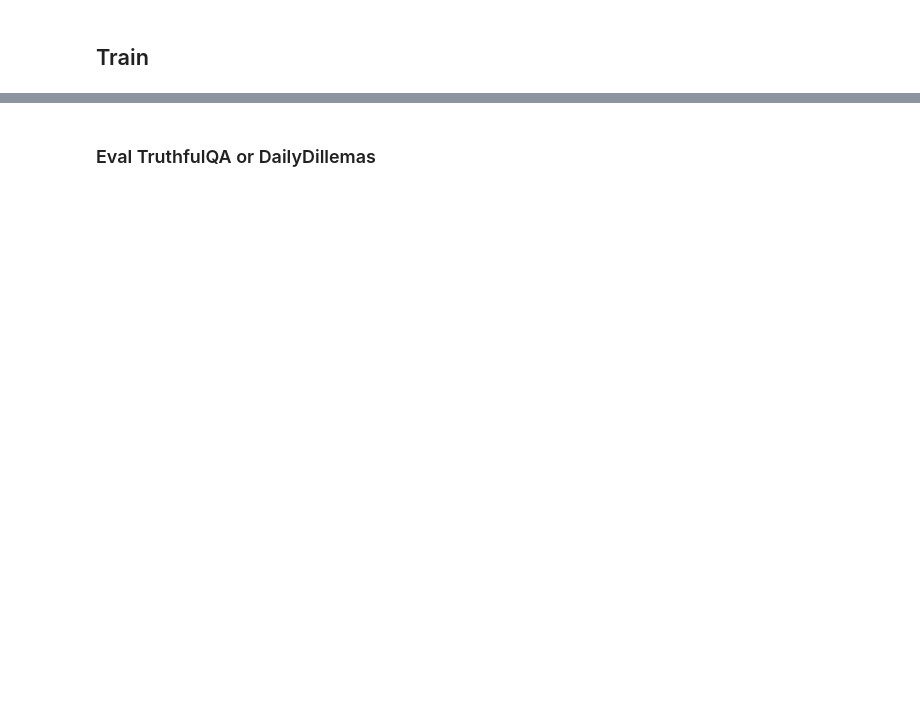
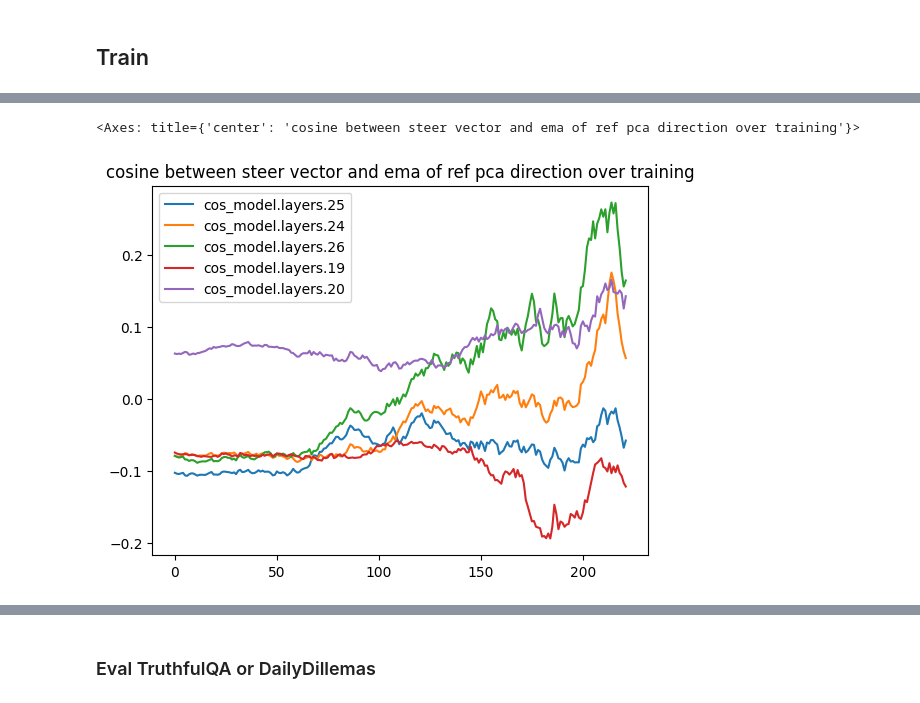
Before and after one commit to wassname/repeng, a Jupyter notebook: notebooks/contrastive_adapter_custom_8bit.ipynb, the cells around one changed output, grey strips where cells are left out. Cells and saved outputs as stored; diff of their text form; code cells hidden in the pictures; blank space fills up the shorter version.

```diff
--- a/notebooks/contrastive_adapter_custom_8bit.ipynb
+++ b/notebooks/contrastive_adapter_custom_8bit.ipynb
@@ -224,7 +224,7 @@ def example(model, val_input_ids, choice_ids, min_new_tokens=4, max_new_tokens=6
         score = np.mean(logratios[0]) if len(logratios[0])>0 else np.nan
         yield coeff, s, score
 
-for c, s, score in example(model, val_input_ids, choice_ids, min_new_tokens=4, max_new_tokens=64, coeffs=[1,-.3,0, .1,]):
+for c, s, score in example(model, val_input_ids, choice_ids, min_new_tokens=16, max_new_tokens=64, coeffs=[1,-.3,0, .1,]):
     print(c, s, score)
 # %% [output]
 `generation_config` default values have been modified to match model-specific defaults: {'do_sample': True, 'temperature': 0.7, 'top_k': 20, 'top_p': 0.8, 'bos_token_id': 151643}. If this is not desir ...
@@ -243,7 +247,7 @@ def clear_mem():
 
 
 
-loss_layers = list(steer_vector0.directions.keys())
-loss_layers = loss_layers[::4][-4:]
-# TODO just choose the top 5 layers with cosine similarity to steer vector
-loss_layers
+# loss_layers = list(steer_vector0.directions.keys())
+# loss_layers = loss_layers[::4][-4:]
+# # TODO just choose the top 5 layers with cosine similarity to steer vector
+# loss_layers
@@ -257,7 +259,7 @@ from repeng.extract import PCAWeighted
 
 batch_size = 12
 n_epochs = 3
-lr=1e-4
+lr=1e-5
 
 data_collator = DataCollatorWithPadding(tokenizer=tokenizer)
 
@@ -277,5 +270,6 @@ scheduler = torch.optim.lr_scheduler.OneCycleLR(opt, max_lr=lr, total_steps=tota
 model.train()
 forward_kwargs = dict(
     output_hidden_states=True,
+    use_cache=False,
 )
 # %%
@@ -451,4 +573,7 @@ df_hist
 # %%
-pd.DataFrame(list(df_hist['cosines'].values)).plot(title='cosine between steer vector and ema of ref pca direction over training')
+df_hist.filter(like='cos_').plot(title='cosine between steer vector and ema of ref pca direction over training')
+# %% [output]
+<Axes: title={'center': 'cosine between steer vector and ema of ref pca direction over training'}>
+[figure, added]
 # %%
 
```
Also changed, not shown: parts of 16 cells of this notebook, 2 other files.
